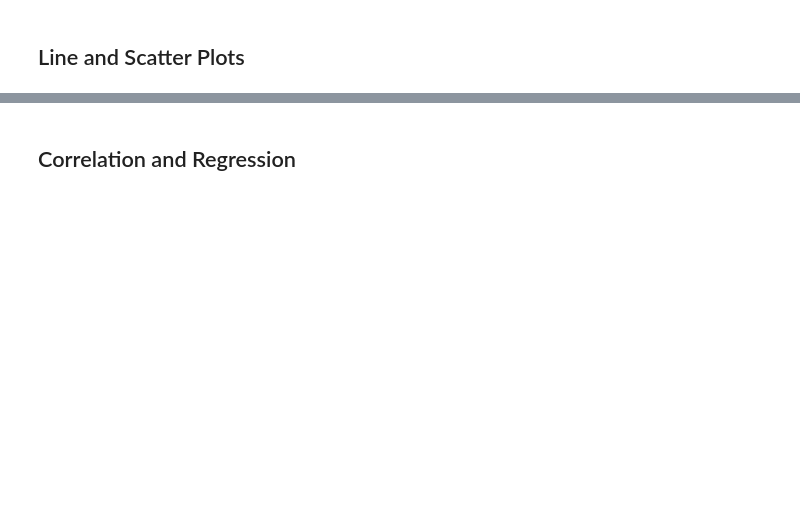
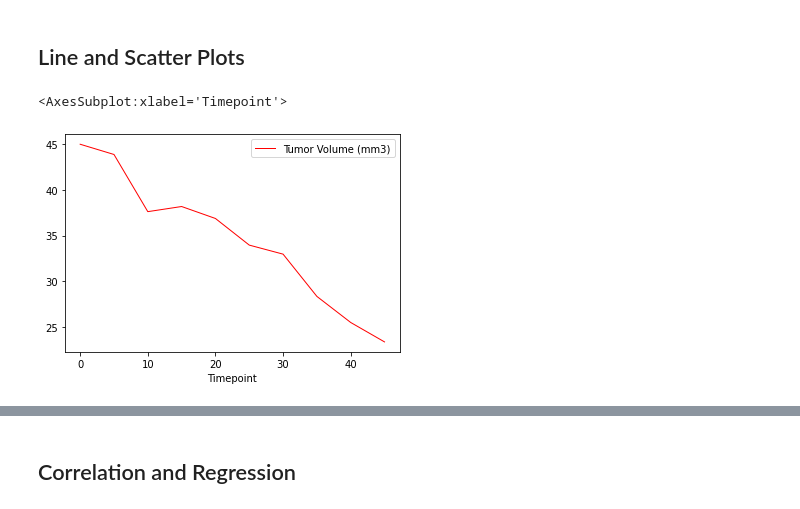
Before and after one commit to aespinosa49/Matplotlib_Challenge-, a Jupyter notebook: Pymaceuticals/pymaceuticals_starter.ipynb, the cells around one changed output, grey strips where cells are left out. Cells and saved outputs as stored; diff of their text form; code cells hidden in the pictures; blank space fills up the shorter version.

```diff
--- a/Pymaceuticals/pymaceuticals_starter.ipynb
+++ b/Pymaceuticals/pymaceuticals_starter.ipynb
@@ -213,3 +271,12 @@ plt.tight_layout()
 ## Line and Scatter Plots
 # %%
 # Generate a line plot of tumor volume vs. time point for a mouse treated with Capomulin
+Capomlin_Selection = combine_micedf.loc[combine_micedf["Drug Regimen"] == "Capomulin"]
+Capomlin_Selection = Capomlin_Selection.reset_index()
+Capomlin_Mouse_2 = Capomlin_Selection.loc[Capomlin_Selection["Mouse ID"] == "s185"]
+Capomlin_Mouse = Capomlin_Mouse_2.loc[:,["Timepoint","Tumor Volume (mm3)"]]
+Capomlin_Mouse = Capomlin_Mouse.reset_index(drop=True)
+Capomlin_Mouse.set_index("Timepoint").plot(color="red", linewidth=1)
+# %% [output]
+<AxesSubplot:xlabel='Timepoint'>
+[figure, added]
```
Also changed, not shown: parts of 9 cells of this notebook.
